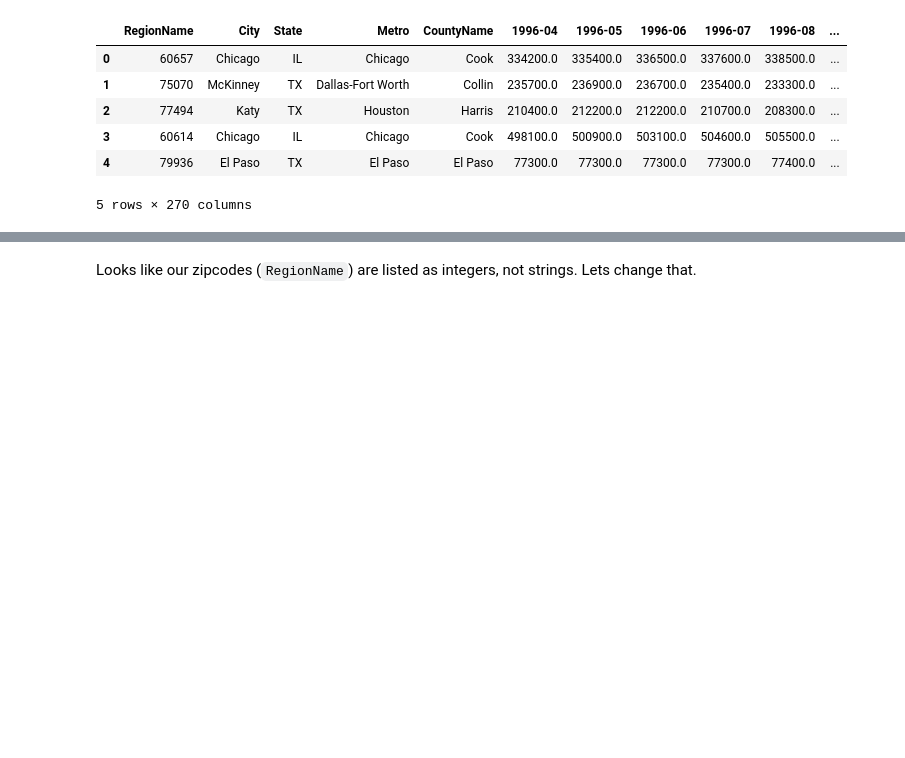
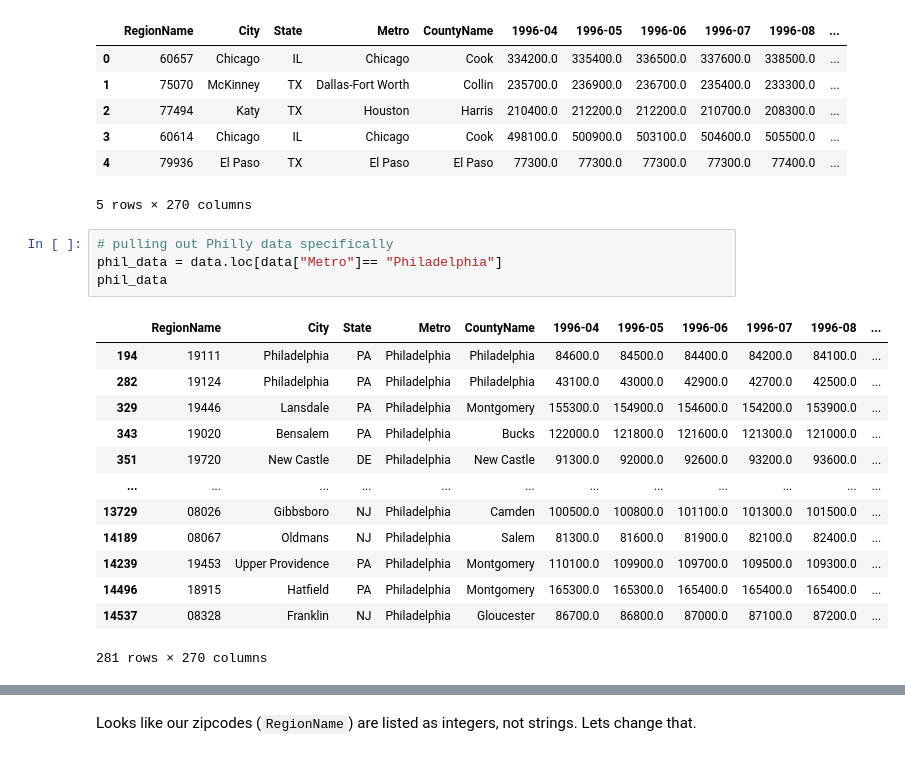
Before and after one commit to sanderlin2013/Zillow-Timeseries-Project, a Jupyter notebook: notebook.ipynb, the cells around one changed output, grey strips where cells are left out. Drawn from its saved outputs; the diff is of its cells as text; blank space fills up the shorter version.

```diff
--- a/notebook.ipynb
+++ b/notebook.ipynb
@@ -62,3 +62,21 @@ data.head()
 | 3 | 60614 | Chicago | IL | Chicago | Cook | 498100.0 | 500900.0 | 503100.0 | 504600.0 | 505500.0 | ... |
 | 4 | 79936 | El Paso | TX | El Paso | El Paso | 77300.0 | 77300.0 | 77300.0 | 77300.0 | 77400.0 | ... |
 5 rows × 270 columns
+# %%
+# pulling out Philly data specifically
+phil_data = data.loc[data["Metro"]== "Philadelphia"]
+phil_data
+# %% [output]
+|  | RegionName | City | State | Metro | CountyName | 1996-04 | 1996-05 | 1996-06 | 1996-07 | 1996-08 | ... |
+| 194 | 19111 | Philadelphia | PA | Philadelphia | Philadelphia | 84600.0 | 84500.0 | 84400.0 | 84200.0 | 84100.0 | ... |
+| 282 | 19124 | Philadelphia | PA | Philadelphia | Philadelphia | 43100.0 | 43000.0 | 42900.0 | 42700.0 | 42500.0 | ... |
+| 329 | 19446 | Lansdale | PA | Philadelphia | Montgomery | 155300.0 | 154900.0 | 154600.0 | 154200.0 | 153900.0 | ... |
+| 343 | 19020 | Bensalem | PA | Philadelphia | Bucks | 122000.0 | 121800.0 | 121600.0 | 121300.0 | 121000.0 | ... |
+| 351 | 19720 | New Castle | DE | Philadelphia | New Castle | 91300.0 | 92000.0 | 92600.0 | 93200.0 | 93600.0 | ... |
+| ... | ... | ... | ... | ... | ... | ... | ... | ... | ... | ... | ... |
+| 13729 | 08026 | Gibbsboro | NJ | Philadelphia | Camden | 100500.0 | 100800.0 | 101100.0 | 101300.0 | 101500.0 | ... |
+| 14189 | 08067 | Oldmans | NJ | Philadelphia | Salem | 81300.0 | 81600.0 | 81900.0 | 82100.0 | 82400.0 | ... |
+| 14239 | 19453 | Upper Providence | PA | Philadelphia | Montgomery | 110100.0 | 109900.0 | 109700.0 | 109500.0 | 109300.0 | ... |
+| 14496 | 18915 | Hatfield | PA | Philadelphia | Montgomery | 165300.0 | 165300.0 | 165400.0 | 165400.0 | 165400.0 | ... |
+| 14537 | 08328 | Franklin | NJ | Philadelphia | Gloucester | 86700.0 | 86800.0 | 87000.0 | 87100.0 | 87200.0 | ... |
+281 rows × 270 columns
```
Also changed, not shown: parts of 17 cells of this notebook.
